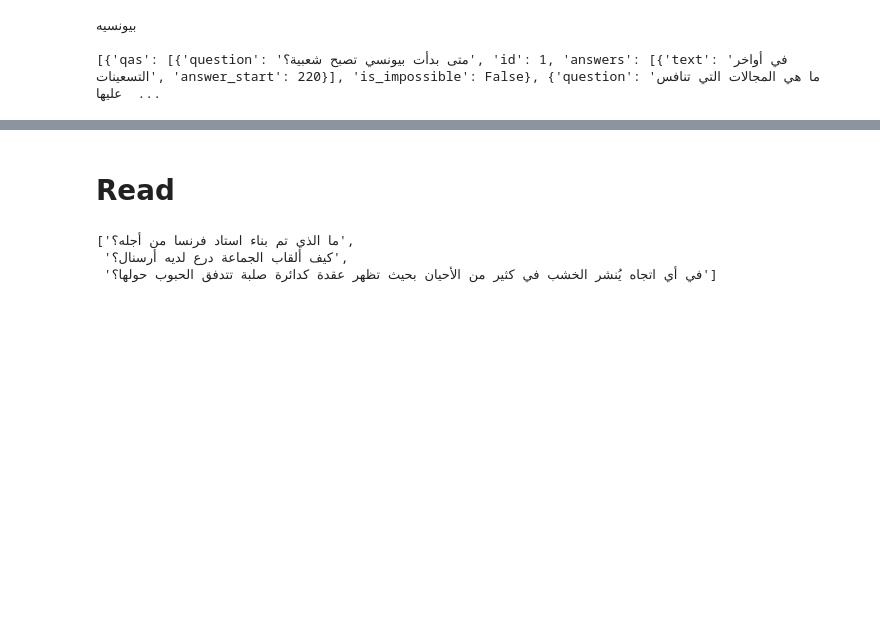
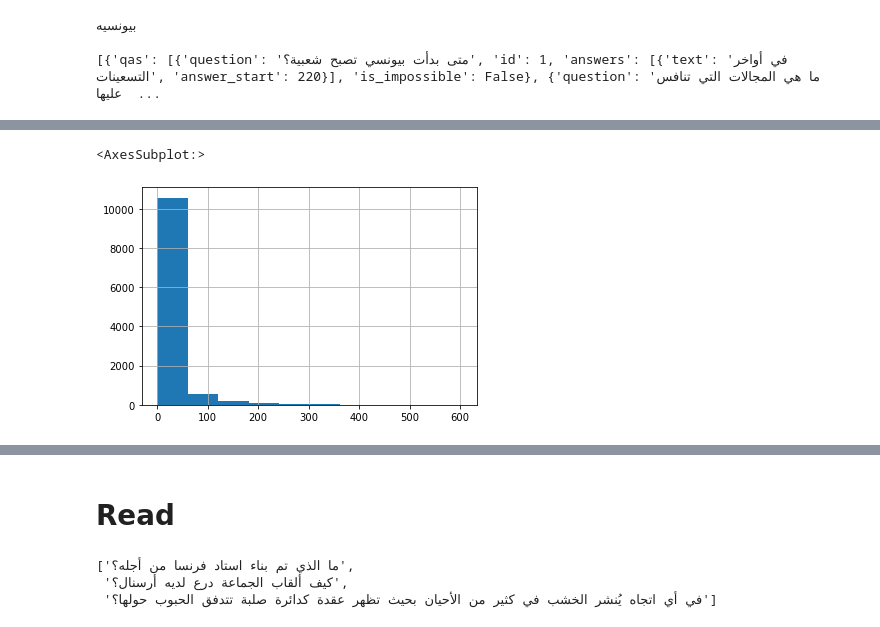
Before and after one commit to m-abdelgaber/NLP-Project, a Jupyter notebook: preprocessing_3arby.ipynb, the cells around one changed output, grey strips where cells are left out. Saved outputs shown, nothing was run; the diff lists cells and outputs as text; code cells hidden in the pictures; blank space fills up the shorter version.

```diff
--- a/preprocessing_3arby.ipynb
+++ b/preprocessing_3arby.ipynb
@@ -15,0 +148,6 @@ for allData in data['data']:
+# %%
+#the number of characters present in each answer
+df['answer'].apply(lambda x: x[0]['text']).str.len().hist()
+# %% [output]
+<AxesSubplot:>
+[figure, added]
```
Also changed, not shown: parts of 27 cells of this notebook.
